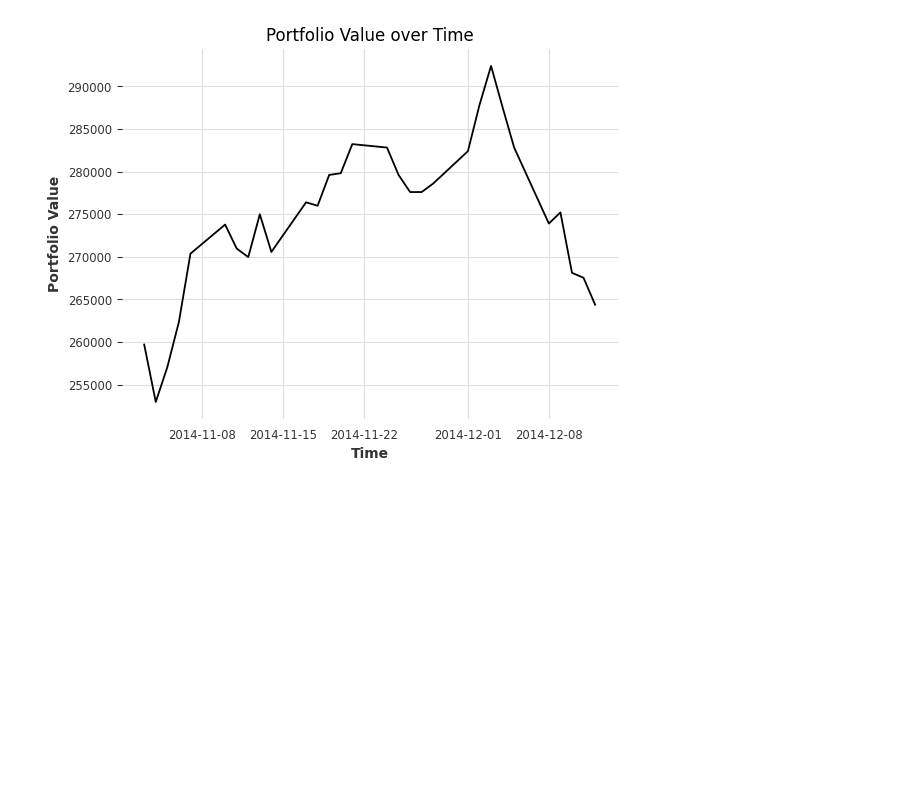
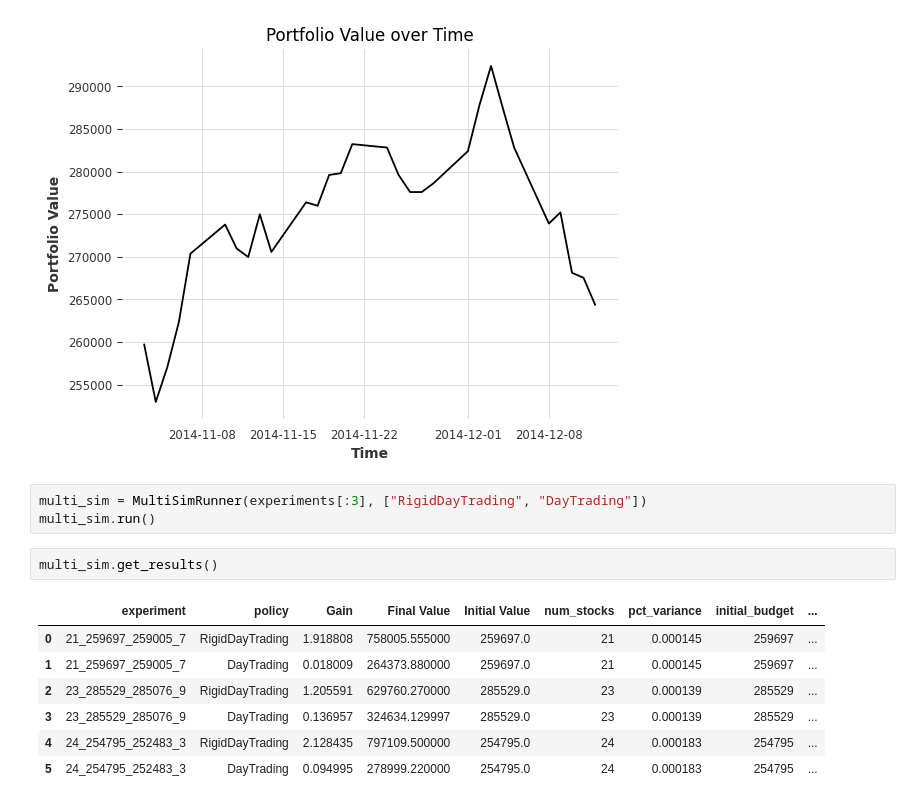
Before and after one commit to upadhyan/Portfolio-Changeover-Optimization, a Jupyter notebook: main.ipynb, the cells around one changed output. Cells and saved outputs as stored; diff of their text form; blank space fills up the shorter version.

Commit message:
added a runner to test multiple policies

```diff
--- a/main.ipynb
+++ b/main.ipynb
@@ -36,3 +40,16 @@ day_trading_runner.plot_value()
 # %% [output]
 Starting Simulation
 [figure]
+# %%
+multi_sim = MultiSimRunner(experiments[:3], ["RigidDayTrading", "DayTrading"])
+multi_sim.run()
+# %%
+multi_sim.get_results()
+# %% [output]
+|  | experiment | policy | Gain | Final Value | Initial Value | num_stocks | pct_variance | initial_budget | ... |
+| 0 | 21_259697_259005_7 | RigidDayTrading | 1.918808 | 758005.555000 | 259697.0 | 21 | 0.000145 | 259697 | ... |
+| 1 | 21_259697_259005_7 | DayTrading | 0.018009 | 264373.880000 | 259697.0 | 21 | 0.000145 | 259697 | ... |
+| 2 | 23_285529_285076_9 | RigidDayTrading | 1.205591 | 629760.270000 | 285529.0 | 23 | 0.000139 | 285529 | ... |
+| 3 | 23_285529_285076_9 | DayTrading | 0.136957 | 324634.129997 | 285529.0 | 23 | 0.000139 | 285529 | ... |
+| 4 | 24_254795_252483_3 | RigidDayTrading | 2.128435 | 797109.500000 | 254795.0 | 24 | 0.000183 | 254795 | ... |
+| 5 | 24_254795_252483_3 | DayTrading | 0.094995 | 278999.220000 | 254795.0 | 24 | 0.000183 | 254795 | ... |
```
Also changed, not shown: parts of 3 cells of this notebook, 1 other file.
